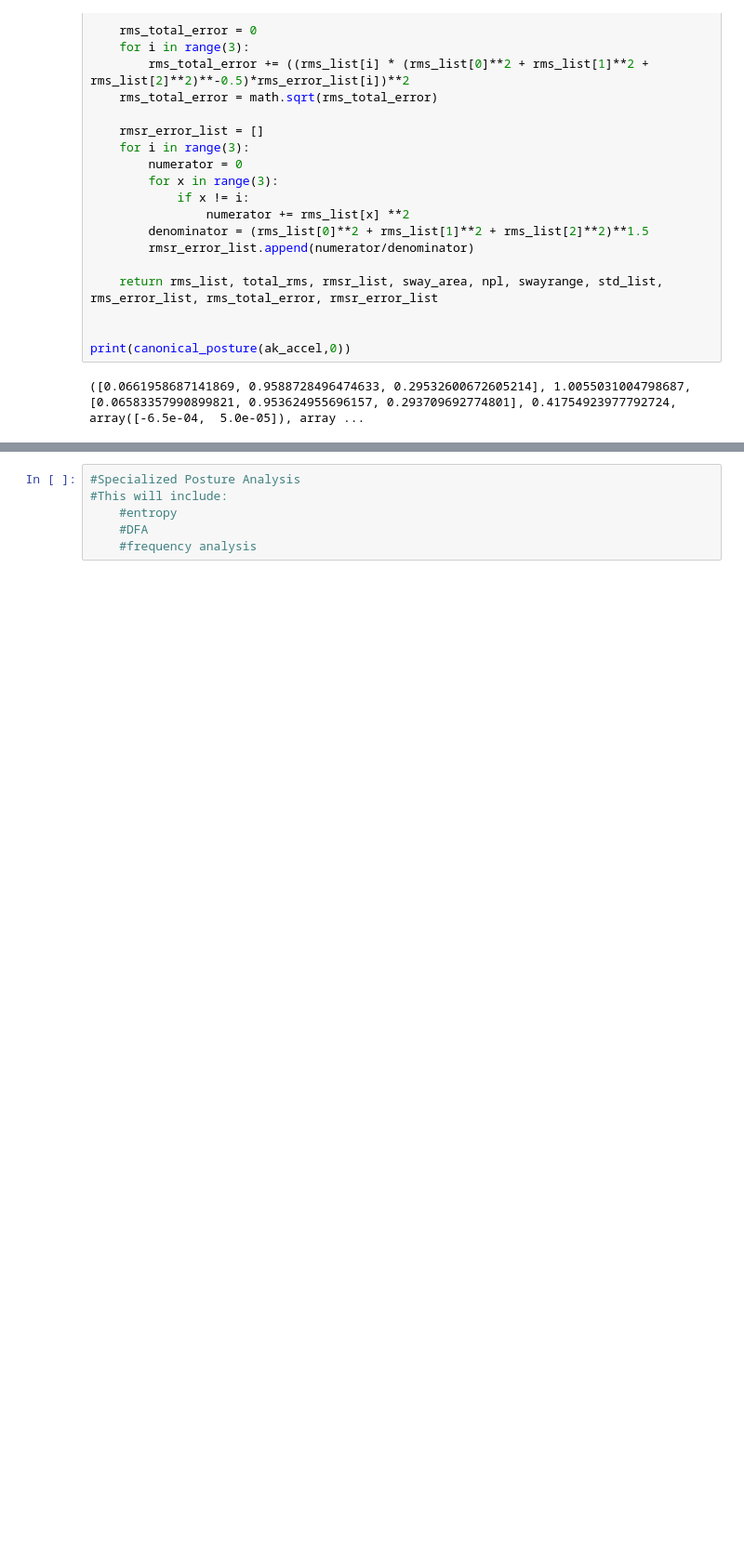
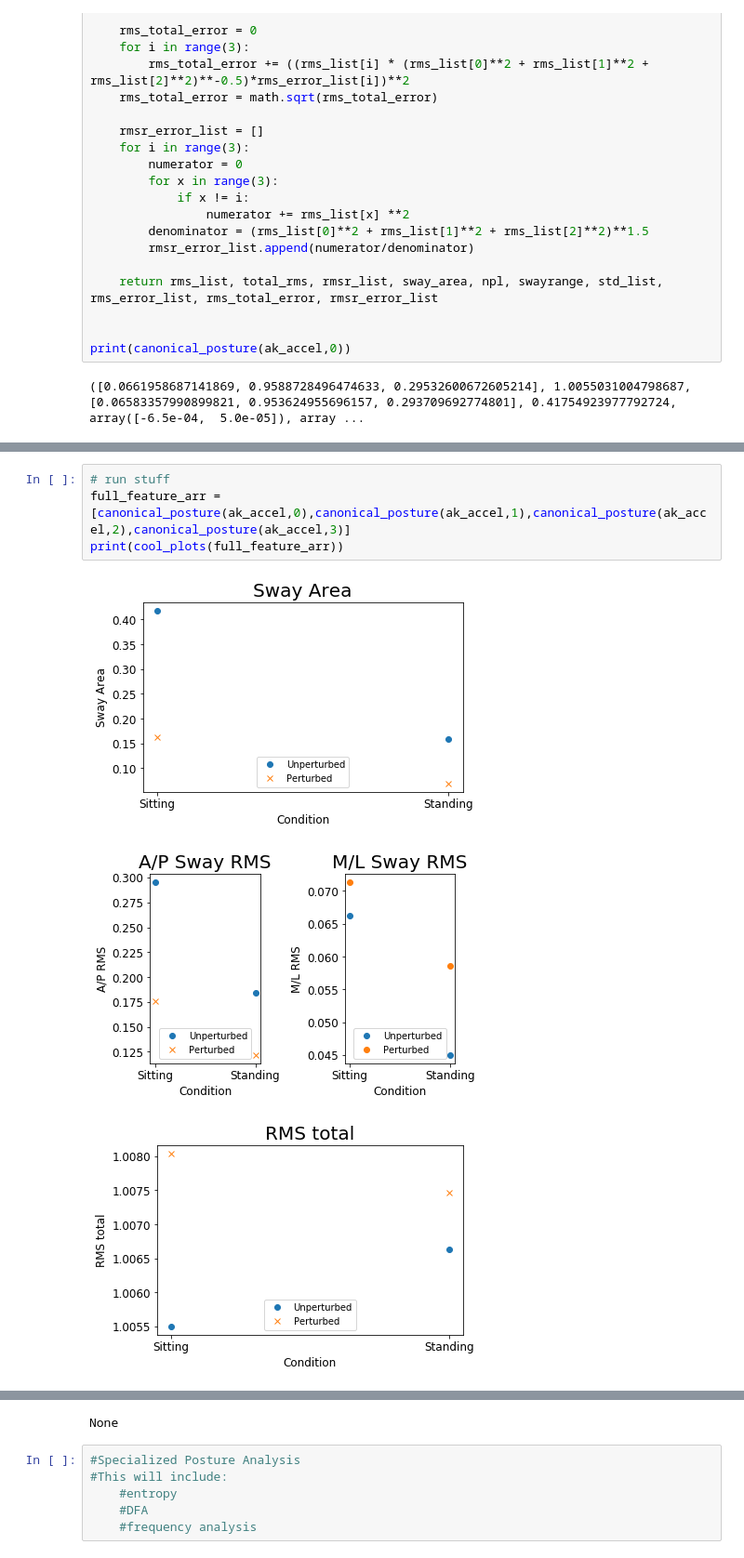
Before and after one commit to vedantchandra/hsl_python, a Jupyter notebook: SpaceVestibExperiment/Accelerometer Analysis.ipynb, the cells around one changed output, grey strips where cells are left out. Shown at 93% size. Saved outputs shown, nothing was run; the diff lists cells and outputs as text; blank space fills up the shorter version.

```diff
--- a/SpaceVestibExperiment/Accelerometer Analysis.ipynb
+++ b/SpaceVestibExperiment/Accelerometer Analysis.ipynb
@@ -265,0 +567,8 @@ print(canonical_posture(ak_accel,0))
+# %%
+# run stuff
+full_feature_arr = [canonical_posture(ak_accel,0),canonical_posture(ak_accel,1),canonical_posture(ak_accel,2),canonical_posture(ak_accel,3)]
+print(cool_plots(full_feature_arr))
+# %% [output]
+[figure, added]
+[figure, added]
+[figure, added]
@@ -266,3 +580,4 @@ print(canonical_posture(ak_accel,0))
+None
 # %%
 #Specialized Posture Analysis
 #This will include:
```
Also changed, not shown: parts of 7 cells of this notebook.
